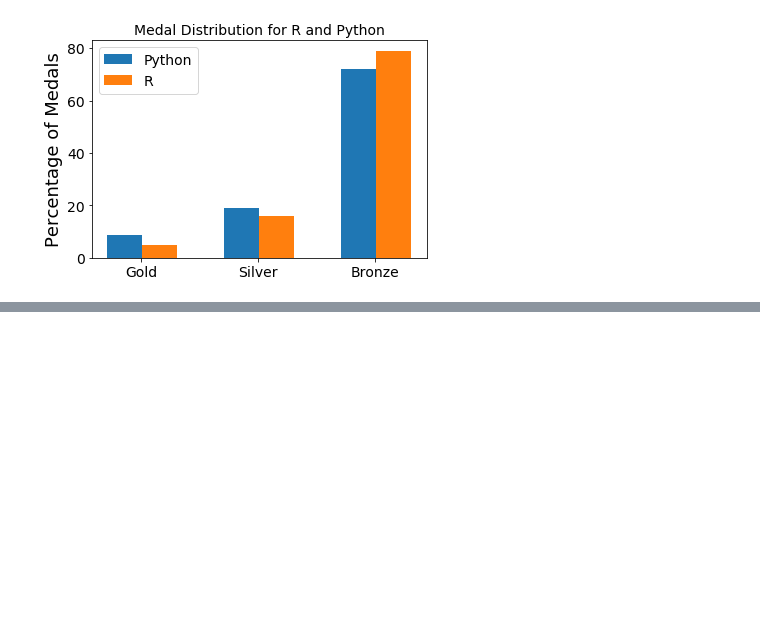
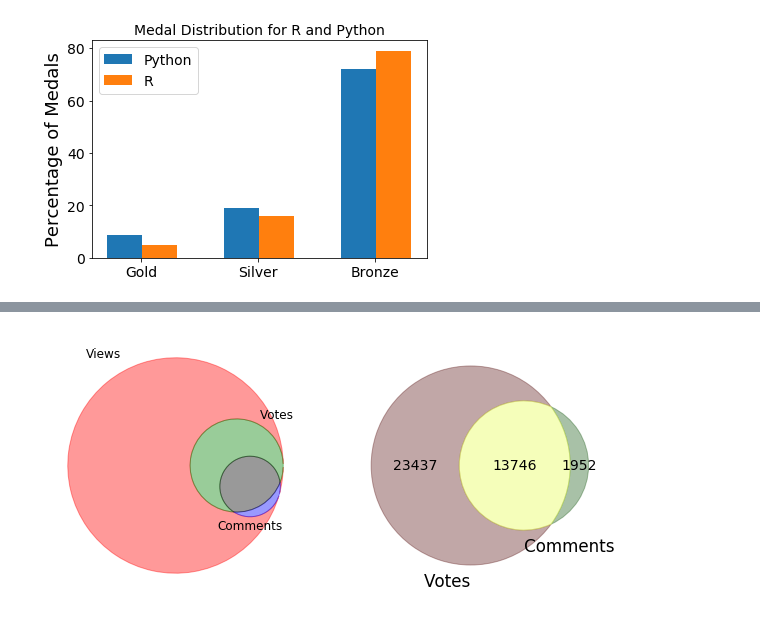
Before and after one commit to aravindpanil/Recommender, a Jupyter notebook: Kernels/Aravind_EDA.ipynb, the cells around one changed output, grey strips where cells are left out. Drawn from its saved outputs; the diff is of its cells as text; code cells hidden in the pictures; blank space fills up the shorter version.

Commit message:
Add relationship between votes and comments

```diff
--- a/Kernels/Aravind_EDA.ipynb
+++ b/Kernels/Aravind_EDA.ipynb
@@ -281,0 +276,36 @@ plt.show()
+# %%
+#Relation between comments and votes
+exposure = kernels[['TotalViews','TotalVotes','TotalComments']].copy()
+exposure.columns = ['views','votes','comments']
+Abc = (exposure.loc[(exposure.views > 0) & (exposure.votes == 0) & (exposure.comments == 0)]).count()
+aBc = (exposure.loc[(exposure.views == 0) & (exposure.votes > 0) & (exposure.comments == 0)]).count()
+ABc = (exposure.loc[(exposure.views > 0) & (exposure.votes > 0) & (exposure.comments == 0)]).count()
+abC = (exposure.loc[(exposure.views == 0) & (exposure.votes == 0) & (exposure.comments > 0)]).count()
+AbC = (exposure.loc[(exposure.views > 0) & (exposure.votes == 0) & (exposure.comments > 0)]).count()
+aBC = (exposure.loc[(exposure.views == 0) & (exposure.votes > 0) & (exposure.comments > 0)]).count()
+ABC = (exposure.loc[(exposure.views > 0) & (exposure.votes > 0) & (exposure.comments > 0)]).count()
+
+fig, axes = plt.subplots(1,2,squeeze = False,figsize = (10,10))
+v = venn3(subsets = (Abc[0],aBc[0],ABc[0],abC[0],AbC[0],aBC[0],ABC[0]),set_labels = ('Views', 'Votes', 'Comments'),ax=axes[0][0])
+v.get_patch_by_id('100').set_color('red')
+v.get_patch_by_id('110').set_color('green')
+v.get_patch_by_id('101').set_color('blue')
+v.get_patch_by_id('111').set_color('black')
+
+for text in v.set_labels:
+    text.set_fontsize(12)
+
+v.get_label_by_id('100').set_alpha(0)
+v.get_label_by_id('110').set_alpha(0)
+v.get_label_by_id('101').set_alpha(0)
+v.get_label_by_id('111').set_alpha(0)
+
+Ab = (exposure.loc[(exposure.votes > 0) & (exposure.comments == 0)]).count()
+aB = (exposure.loc[(exposure.votes == 0) & (exposure.comments > 0)]).count()
+AB = (exposure.loc[(exposure.votes > 0) & (exposure.comments > 0)]).count()
+v1 = venn2(subsets = (Ab[0], aB[0], AB[0]),set_labels = ('Votes', 'Comments'),ax=axes[0][1])
+v1.get_patch_by_id('10').set_color('#632222')
+v1.get_patch_by_id('01').set_color('#266322')
+v1.get_patch_by_id('11').set_color('#E7FC53')
+# %% [output]
+[figure, added]
```
Also changed, not shown: parts of 4 cells of this notebook.
